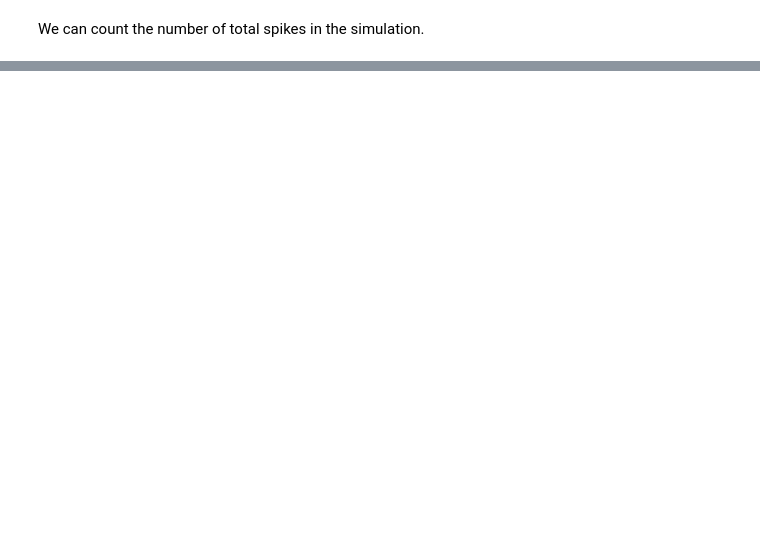
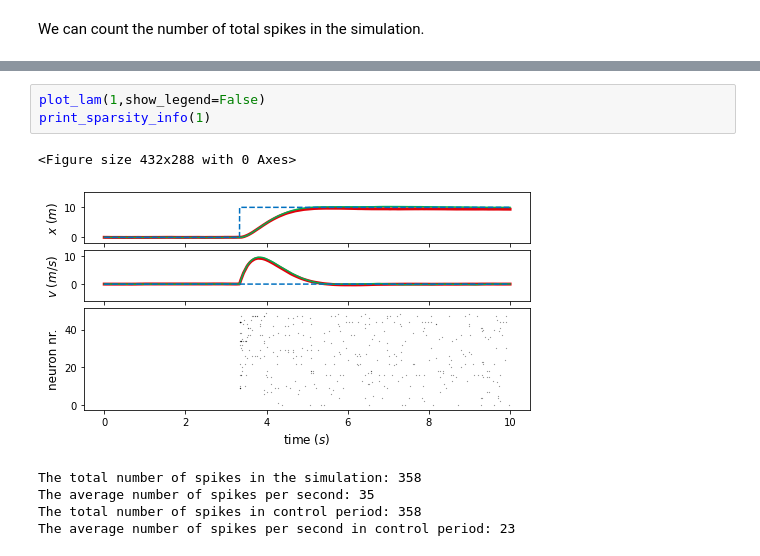
Before and after one commit to FSSlijkhuis/SCN_estimation_and_control, a Jupyter notebook: fig 6-leakage comparison.ipynb, the cells around one changed output, grey strips where cells are left out. Drawn from its saved outputs; the diff is of its cells as text; blank space fills up the shorter version.

```diff
--- a/fig 6-leakage comparison.ipynb
+++ b/fig 6-leakage comparison.ipynb
@@ -171,0 +194,10 @@ The average number of spikes per second in control period: 55
+# %%
+plot_lam(1,show_legend=False)
+print_sparsity_info(1)
+# %% [output]
+<Figure size 432x288 with 0 Axes>
+[figure, added]
+The total number of spikes in the simulation: 358
+The average number of spikes per second: 35
+The total number of spikes in control period: 358
+The average number of spikes per second in control period: 23
```
Also changed, not shown: parts of 10 cells of this notebook, 4 other files.
